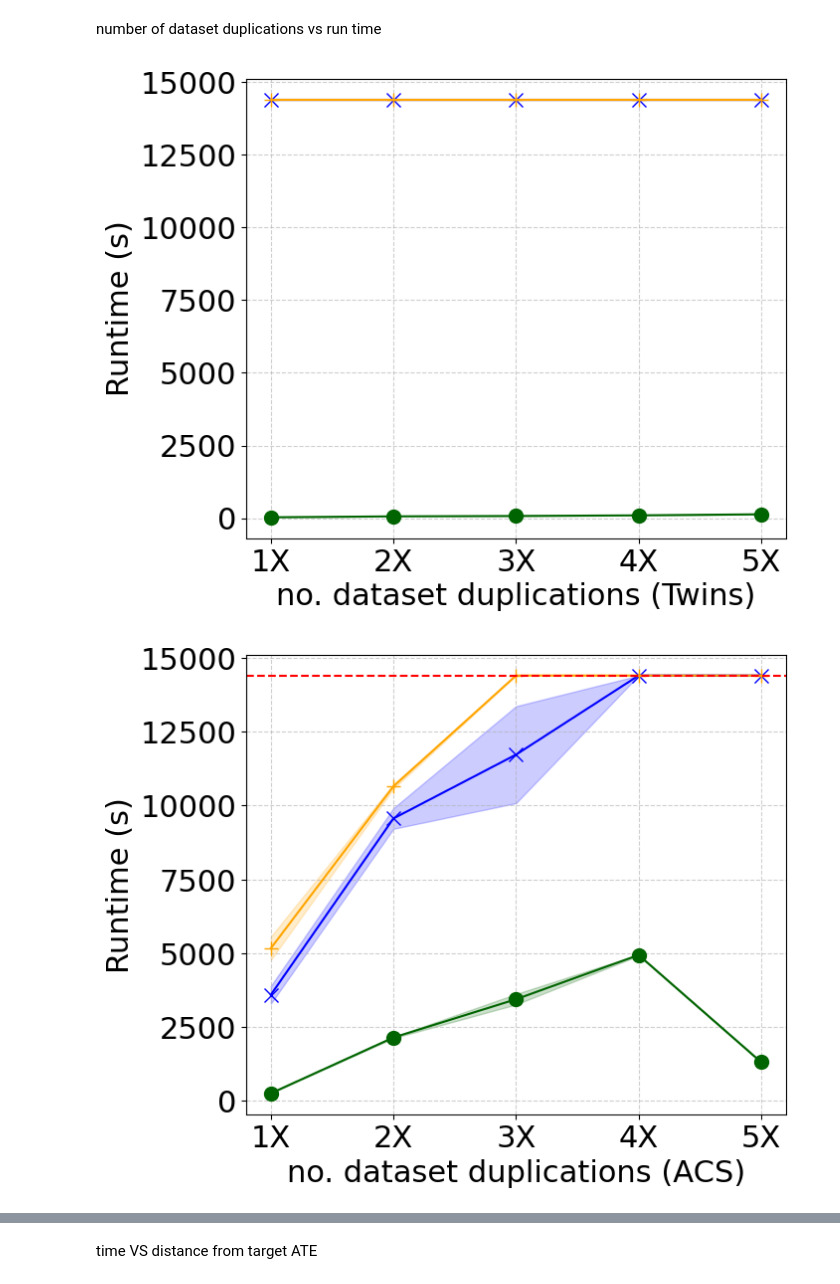
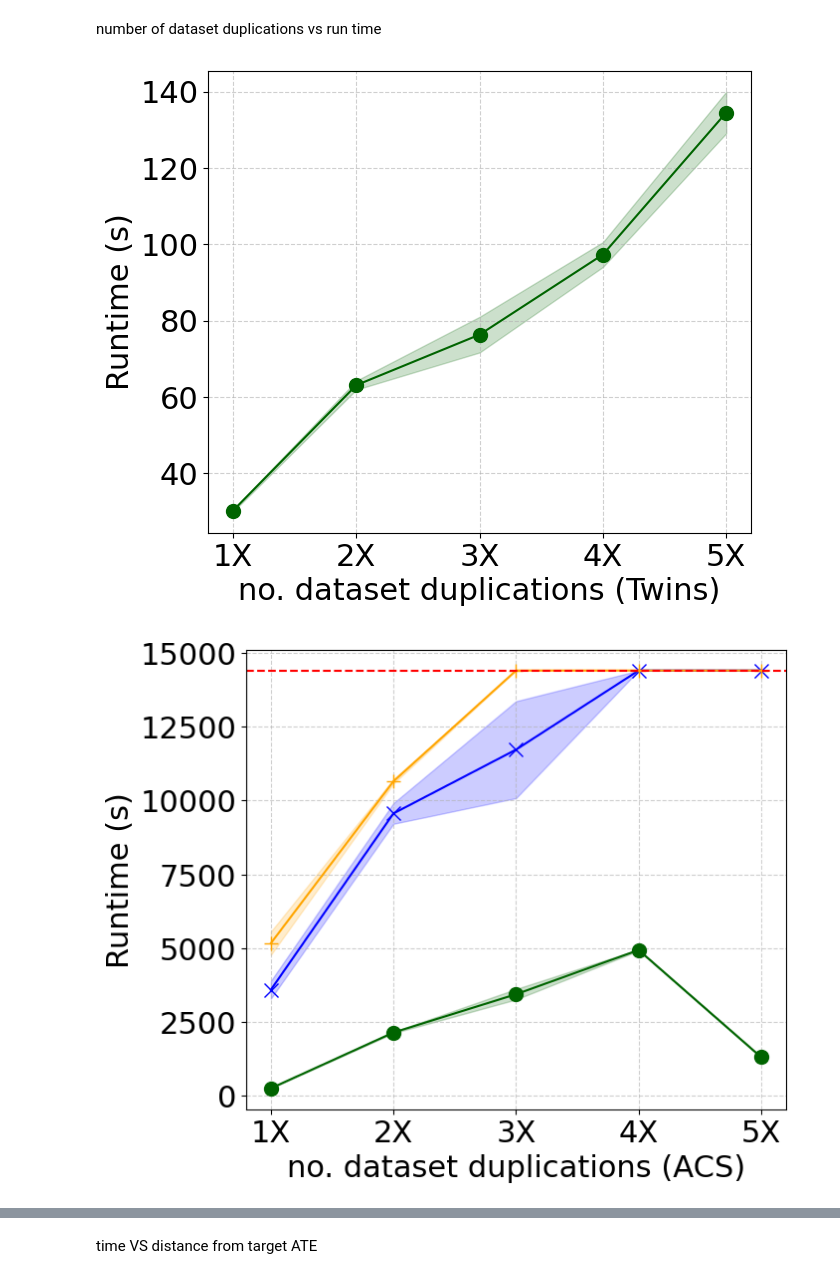
Before and after one commit to danielbarcohen-bot/ATE-shifting, a Jupyter notebook: graphs.ipynb, the cells around one changed output, grey strips where cells are left out. Saved outputs shown, nothing was run; the diff lists cells and outputs as text; code cells hidden in the pictures.

```diff
--- a/graphs.ipynb
+++ b/graphs.ipynb
@@ -634,23 +634,23 @@ plot_with_std(
     "Probe"
 )
 
-plot_with_std(
-    ax1,
-    x_num_duplications,
-    y_runtime_probe_probs_no_restart_twins,
-    probe_probs_no_restart_color,
-    probe_probs_no_restart_marker,
-    "Probe + Probs (No Restart)"
-)
-
-plot_with_std(
-    ax1,
-    x_num_duplications,
-    y_runtime_probe_probs_with_restart_twins,
-    probe_probs_with_restart_color,
-    probe_probs_with_restart_marker,
-    "Probe + Probs (With Restart)"
-)
+# plot_with_std(
+#     ax1,
+#     x_num_duplications,
+#     y_runtime_probe_probs_no_restart_twins,
+#     probe_probs_no_restart_color,
+#     probe_probs_no_restart_marker,
+#     "Probe + Probs (No Restart)"
+# )
+#
+# plot_with_std(
+#     ax1,
+#     x_num_duplications,
+#     y_runtime_probe_probs_with_restart_twins,
+#     probe_probs_with_restart_color,
+#     probe_probs_with_restart_marker,
+#     "Probe + Probs (With Restart)"
+# )
 
 ax1.set_xlabel("no. dataset duplications (Twins)")
 ax1.grid(True, linestyle='--', alpha=0.6)
@@ -722,34 +722,34 @@ ax2.axhline(
 ax3.axhline(
     y=TIMEOUT_VAL,
     color=timeout_color,
     linestyle='--',
     linewidth=1.5
 )
 
 # ---- X-axis formatting ----
 ax1.set_xticks([1, 2, 3, 4, 5], ['1X', '2X', '3X', '4X', '5X'])
 ax2.set_xticks([1, 2, 3, 4, 5], ['1X', '2X', '3X', '4X', '5X'])
 ax3.set_xticks([1, 2, 3, 4, 5], ['1X', '2X', '3X', '4X', '5X'])
 
 # ---- Labels ----
 ax1.set_ylabel('Runtime (s)')
 ax2.set_ylabel('Runtime (s)')
 ax3.set_ylabel('Runtime (s)')
 
 # ---- Legend ----
 # fig1.legend(
 #     handles=[line1, line2, line3],
 #     loc='lower center',
 #     bbox_to_anchor=(0.5, -0.05),
 #     ncol=3,
 #     frameon=False
 # )
 
 fig1.savefig('twins-time-vs-duplication.pdf', bbox_inches="tight", dpi=600)
 fig2.savefig('acs-time-vs-duplication.pdf', bbox_inches="tight", dpi=600)
 fig3.savefig('walmart-time-vs-duplication.pdf', bbox_inches="tight", dpi=600)
 # %% [output]
-[figure, old version]
+[figure, new version]
 [figure]
 [figure]
 # %% [markdown]
```
Also changed, not shown: parts of 4 cells of this notebook, 10 other files.
